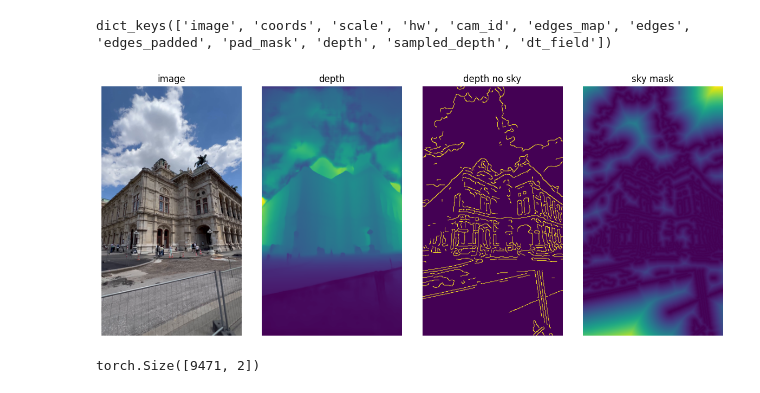
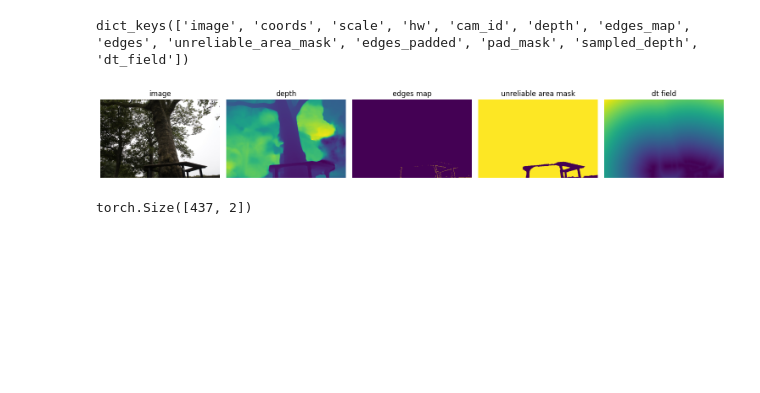
Before and after one commit to mattiadurso/EPO, a Jupyter notebook: demo.ipynb, the cells around one changed output. Drawn from its saved outputs; the diff is of its cells as text; code cells hidden in the pictures; blank space fills up the shorter version.

```diff
--- a/demo.ipynb
+++ b/demo.ipynb
@@ -91,27 +134,19 @@ Total                              55.46
 # %%
 from mylib.plot import plot_imgs
 
-k = list(adjuster.images.keys())[0]
+k = sorted(list(adjuster.images.keys()))[1]
 print(adjuster.images[k].keys())
 
 plot_imgs([
     adjuster.images[k]['image'].permute(1,2,0).cpu() if 'image' in adjuster.images[k] else torch.zeros_like(adjuster.images[k]['depth']).permute(1,2,0).cpu(),
     adjuster.images[k]['depth'].cpu() if 'depth' in adjuster.images[k] else torch.zeros_like(adjuster.images[k]['depth']).cpu(),
-    # adjuster.images[k]['depth_no_sky'].cpu() if 'depth_no_sky' in adjuster.images[k] else torch.zeros_like(adjuster.images[k]['depth']).cpu(),
-    # adjuster.images[k]['sky_mask'].cpu() if 'sky_mask' in adjuster.images[k] else torch.zeros_like(adjuster.images[k]['depth']).cpu(),
     adjuster.images[k]['edges_map'].cpu() if 'edges_map' in adjuster.images[k] else torch.zeros_like(adjuster.images[k]['depth']).cpu(),
+    adjuster.images[k]['unreliable_area_mask'].cpu() if 'unreliable_area_mask' in adjuster.images[k] else torch.zeros_like(adjuster.images[k]['depth']).cpu(),
     adjuster.images[k]['dt_field'].cpu() if 'dt_field' in adjuster.images[k] else torch.zeros_like(adjuster.images[k]['depth']).cpu(),
-], titles=[
-    "image",
-    "depth",
-    "depth no sky",
-    "sky mask",
-    "edges map",
-    "dt field",
-])
+], titles=["image", "depth", "edges map", "unreliable area mask", "dt field"])
 
 print(adjuster.images[k]['edges'].cpu().shape)
 # %% [output]
-dict_keys(['image', 'coords', 'scale', 'hw', 'cam_id', 'edges_map', 'edges', 'edges_padded', 'pad_mask', 'depth', 'sampled_depth', 'dt_field'])
+dict_keys(['image', 'coords', 'scale', 'hw', 'cam_id', 'depth', 'edges_map', 'edges', 'unreliable_area_mask', 'edges_padded', 'pad_mask', 'sampled_depth', 'dt_field'])
-[figure, old version]
+[figure, new version]
-torch.Size([9471, 2])
+torch.Size([437, 2])
```
Also changed, not shown: parts of 31 cells of this notebook.
